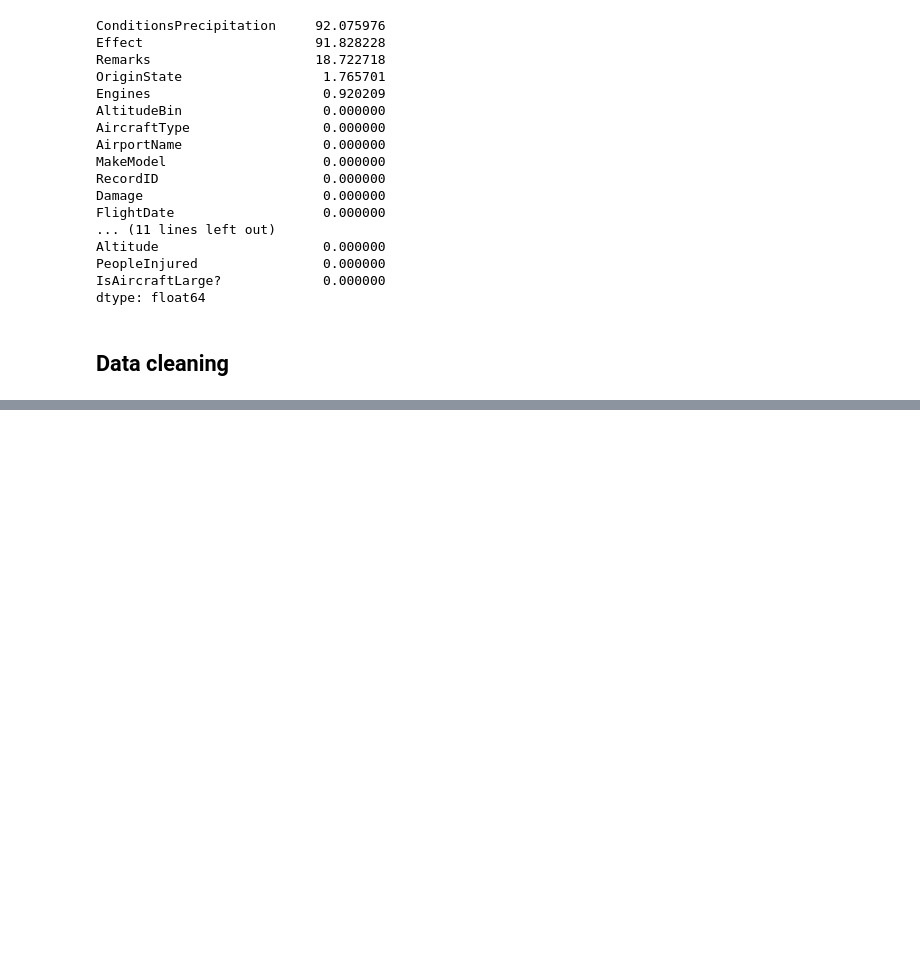
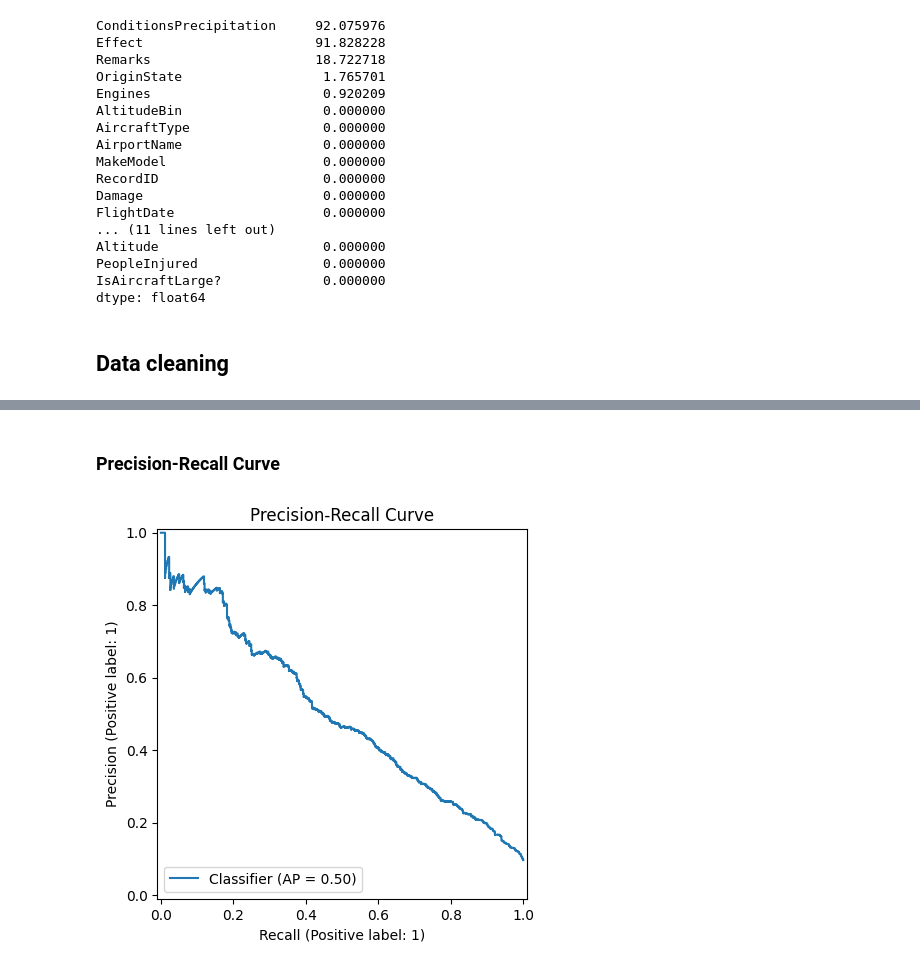
Before and after one commit to andreimocian/bird-strikes-in-aviation-classification, a Jupyter notebook: Birdstrike_classification.ipynb, the cells around one changed output, grey strips where cells are left out. Cells and saved outputs as stored; diff of their text form; code cells hidden in the pictures; blank space fills up the shorter version.

```diff
--- a/Birdstrike_classification.ipynb
+++ b/Birdstrike_classification.ipynb
@@ -75,0 +304,10 @@ data.head(200)
+# %% [markdown]
+### Precision-Recall Curve
+# %%
+from sklearn.metrics import PrecisionRecallDisplay
+
+PrecisionRecallDisplay.from_predictions(y_valid, y_proba)
+plt.title("Precision-Recall Curve")
+plt.show()
+# %% [output]
+[figure, added]
```
Also changed, not shown: parts of 26 cells of this notebook, 32 other files.
